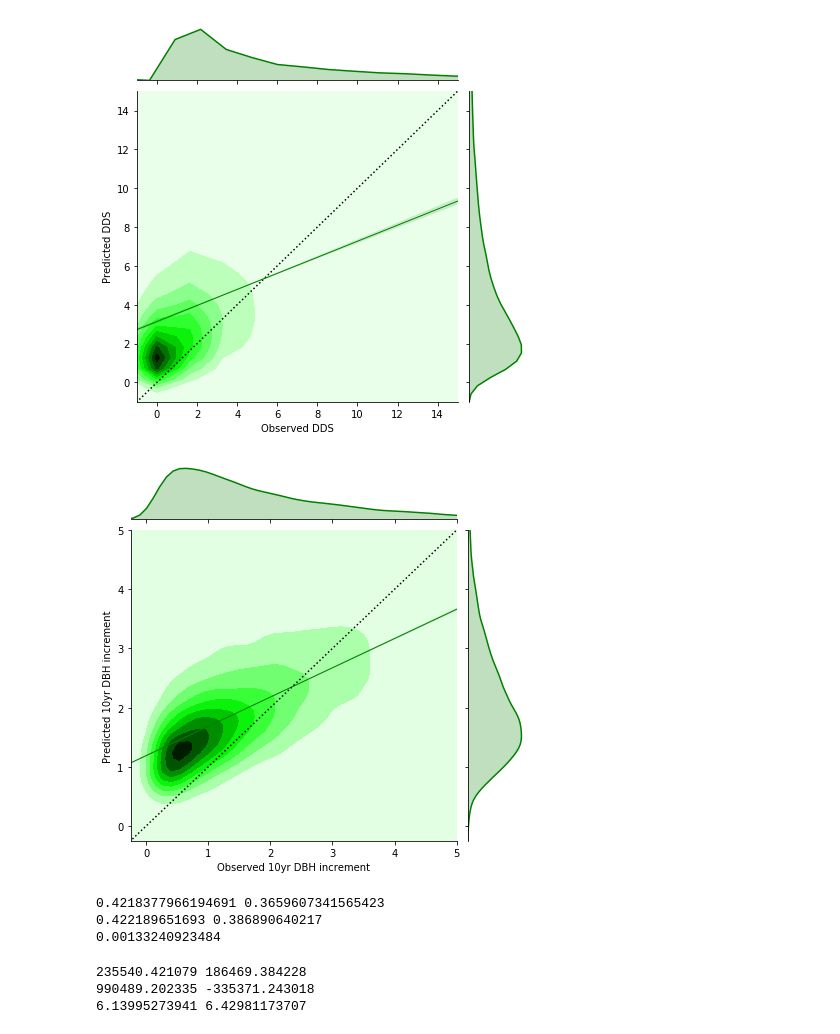
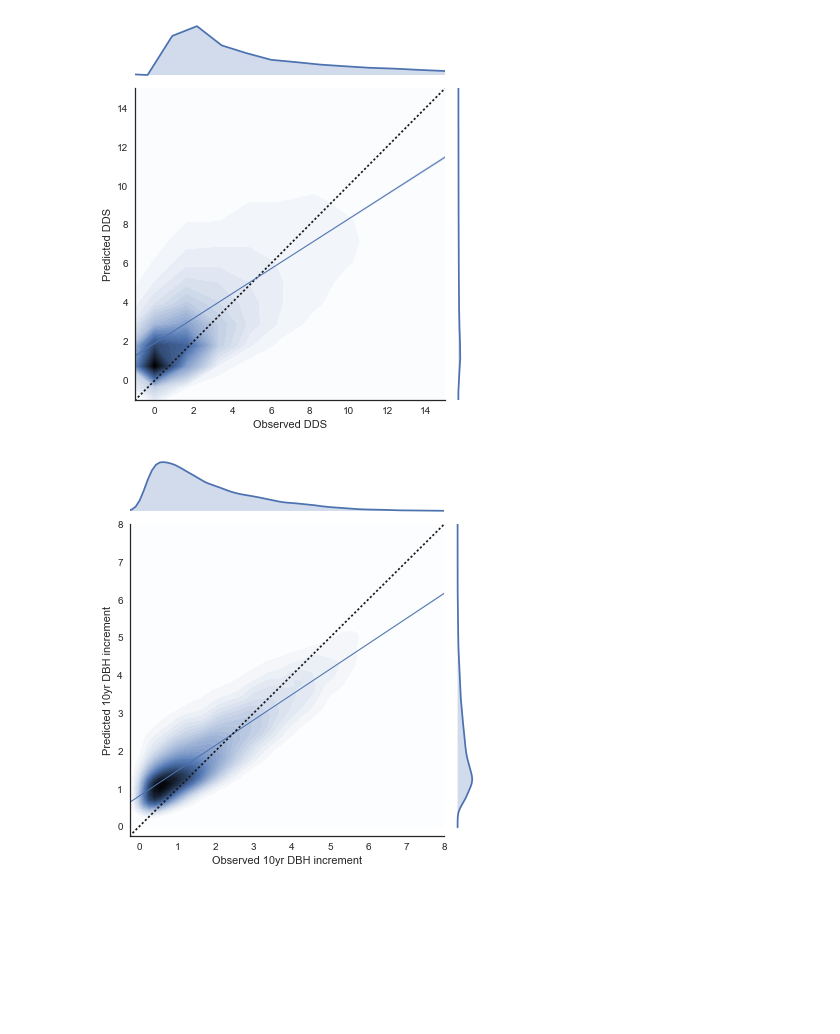
Before and after one commit to d-diaz/FVS_Equations, a Jupyter notebook: Model Fitting.ipynb, the cells around one changed output. Drawn from its saved outputs; the diff is of its cells as text; code cells hidden in the pictures; blank space fills up the shorter version.

Commit message:
Updated data for model fitting and notebooks

```diff
--- a/Model Fitting.ipynb
+++ b/Model Fitting.ipynb
@@ -21,3 +22,0 @@ data.head()
-# %%
-data['ASPECT'] = data.aspect * np.pi/180 # convert to radians
-data['SLOPE'] = data.slope/100. # convert to percent
@@ -36,8 +43,20 @@ DDS = ((data.dg_in_x)**2)
+# %%
+# Make some data transformations to fit GLM
+data['DDS'] = ((data.dg_in)**2)
+data['LOGDBH'] = np.log(data.dbh)
+data['DBHSQ'] = (data.dbh**2)
+data['BALDBH'] = (data.bal/np.log(data.dbh+1))
+data['SLOPECOSASP'] = (data.slope * np.cos(data.aspect))
+data['SLOPESINASP'] = (data.slope * np.sin(data.aspect))
+data['SLOPESQ'] = (data.slope**2)
+data['LOGMAT10'] = (np.log(data.MAT+10))
+data['LOGMAP'] = (np.log(data.MAP))
 # %%
 # run a Random Forests regression model, allow 12 splits in each tree
 regr = RandomForestRegressor(n_estimators=1000, max_depth=12, oob_score=True)
-X_cols = ['dbh', 'bal', 'SLOPE', 'ASPECT', 'elev', 'cr', 'ba', 'MAT', 'MAP']
-regr.fit(X=data[X_cols], y=(data.dg_in_x)**2)
+Xcols = ['dbh', 'bal', 'slope', 'aspect', 'elev', 'cr', 'ba', 'MAT', 'MAP']
+#DBH, BAL, SLOPE, ASPECT, ELEV, CR, BA, MAT, MAP], axis=1)
+regr.fit(X=data[Xcols], y=data.DDS)
 # %% [output]
 RandomForestRegressor(bootstrap=True, criterion='mse', max_depth=12,
            max_features='auto', max_leaf_nodes=None,
@@ -52,14 +71 @@ regr.oob_score_ # Random Forests R2 value on out-of-bag data
-# %%
-# Make some data transformations to fit GLM
-LOGDBH = np.log(DBH).rename('LOGDBH')
-DBHSQ = (DBH**2).rename('DBHSQ')
-BALDBH = (BAL/np.log(DBH+1)).rename('BALDBH')
-SLOPECOSASP = (SLOPE * np.cos(ASPECT)).rename('SLOPECOSASP')
-SLOPESINASP = (SLOPE * np.sin(ASPECT)).rename('SLOPESINASP')
-SLOPESQ = (SLOPE**2).rename('SLOPESQ')
-LOGMAT10 = (np.log(MAT+10)).rename('LOGMAT10')
-LOGMAP = (np.log(MAP)).rename('LOGMAP')
-DBHDIFF = data.dg_in_x.rename('DBHDIFF')
-cols = [DDS.rename('DDS'),DBHDIFF,LOGDBH,DBHSQ,BALDBH,SLOPECOSASP,SLOPESINASP,SLOPE,SLOPESQ,ELEV,CR,BA,LOGMAT10,LOGMAP]
-data = pd.concat(cols, axis=1)
 # %%
@@ -184,25 +187,25 @@ plt.savefig('logDDS_base_model.png');
 # %%
-observed = DDS
-predicted = base_model.mu
-g = sns.jointplot(observed, predicted, kind='kde', color='g', xlim=(-1,15), ylim=(-1,15), stat_func = None)
+observed = data.DDS
+predicted = pd.Series(regr.predict(X=data[Xcols]))
+g = sns.jointplot(observed, predicted, kind='kde', color='b', xlim=(-1,15), ylim=(-1,15), stat_func = None, joint_kws={'n_levels':50})
 g.ax_joint.plot([-100,100], [-100,100], color='k', linestyle=':')
-sns.regplot(observed, predicted, ax=g.ax_joint, line_kws={'ls':'-' ,'color':'g', 'lw':1}, scatter=False)
+sns.regplot(observed, predicted, ax=g.ax_joint, line_kws={'ls':'-' ,'color':'b', 'lw':1}, scatter=False)
 g.ax_joint.set_xlabel('Observed DDS')
 g.ax_joint.set_ylabel('Predicted DDS')
-plt.savefig('DDS_base_model.png');
+plt.savefig('DDS_RF_model.png');
 # %% [output]
-[figure, old version]
+[figure, new version]
 # %%
-observed = np.sqrt(DDS)
-predicted = np.sqrt(base_model.mu)
-g = sns.jointplot(observed, predicted, kind='kde', color='g', xlim=(-0.25,5), ylim=(-0.25,5), stat_func = None)
-sns.regplot(observed, predicted, ax=g.ax_joint, line_kws={'color':'g', 'lw':1}, scatter=False)
+observed = np.sqrt(data.DDS)
+predicted = pd.Series(np.sqrt(regr.predict(X=data[Xcols])))
+g = sns.jointplot(observed, predicted, kind='kde', color='b', xlim=(-0.25,8), ylim=(-0.25,8), stat_func = None, joint_kws={'n_levels':50})
+sns.regplot(observed, predicted, ax=g.ax_joint, line_kws={'color':'b', 'lw':1}, scatter=False)
 g.ax_joint.plot([-100,100], [-100,100], color='k', linestyle=':')
 g.ax_joint.set_xlabel('Observed 10yr DBH increment')
 g.ax_joint.set_ylabel('Predicted 10yr DBH increment')
-plt.savefig('DBHinch_base_model.png');
+plt.savefig('DBHinc_RF_model.png');
 # %% [output]
-[figure, old version]
+[figure, new version]
 # %%
 def nash_sutcliffe(observed, predicted):
     return 1 - ((predicted - observed)**2).sum()/((observed - observed.mean())**2).sum()
@@ -212,19 +215,3 @@ def r_squared(observed, predicted):
     return r**2
 def RMSE(observed, predicted):
     return np.sqrt(((predicted - observed)**2).sum()/len(predicted))
-# %%
-print(nash_sutcliffe(DDS, base_model.mu), nash_sutcliffe(DDS, gamma_model.mu))
-print(r_squared(DDS, base_model.mu), r_squared(DDS, gamma_model.mu))
-print(r_squared(DDS, gamma2_model.mu))
-# %% [output]
-0.4218377966194691 0.3659607341565423
-0.422189651693 0.386890640217
-0.00133240923484
-# %%
-print(base_model.aic, gamma_model.aic)
-print(base_model.bic, gamma_model.bic)
-print(RMSE(DDS, base_model.mu), RMSE(DDS, gamma_model.mu))
-# %% [output]
-235540.421079 186469.384228
-990489.202335 -335371.243018
-6.13995273941 6.42981173707
```
Also changed, not shown: parts of 19 cells of this notebook, 2 other files.
